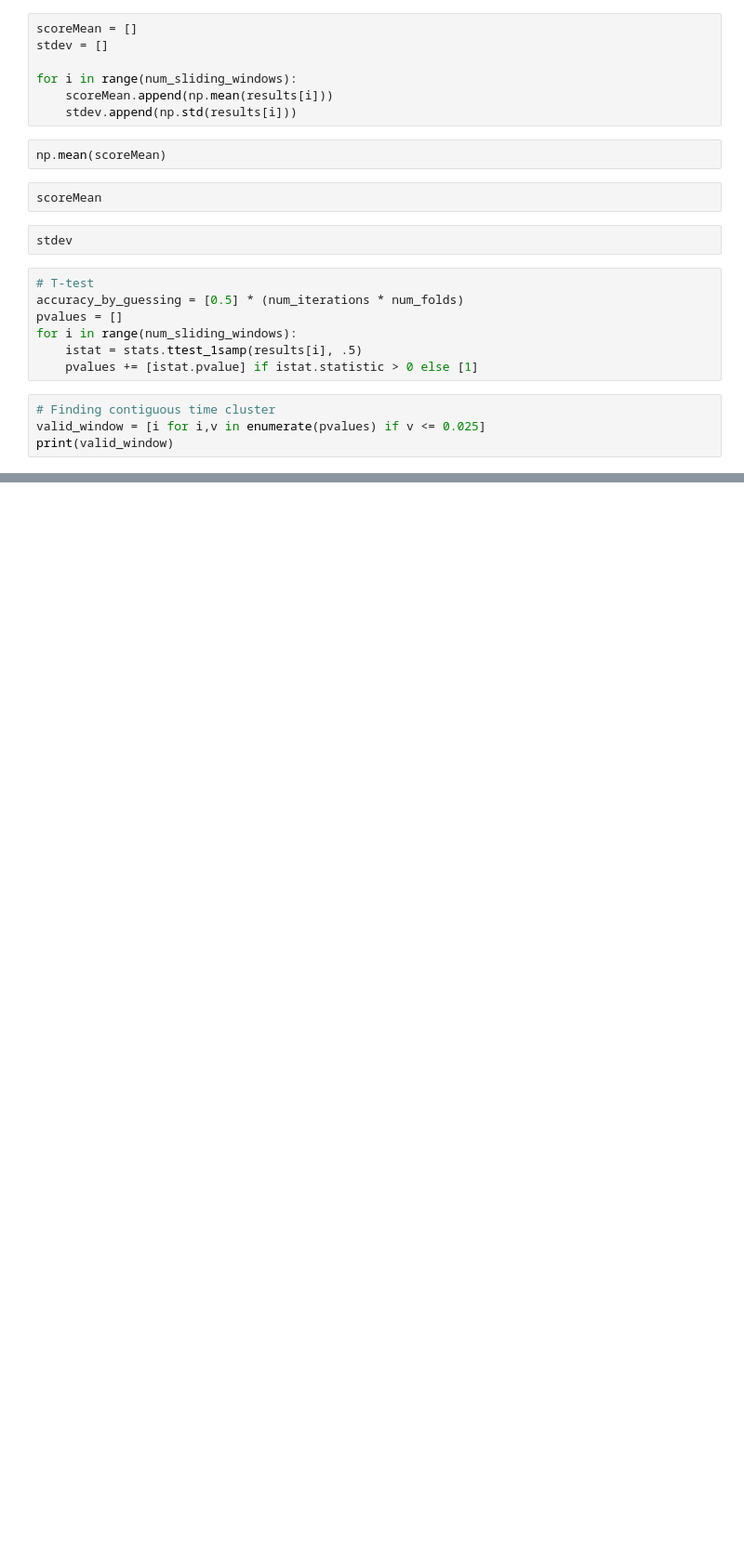
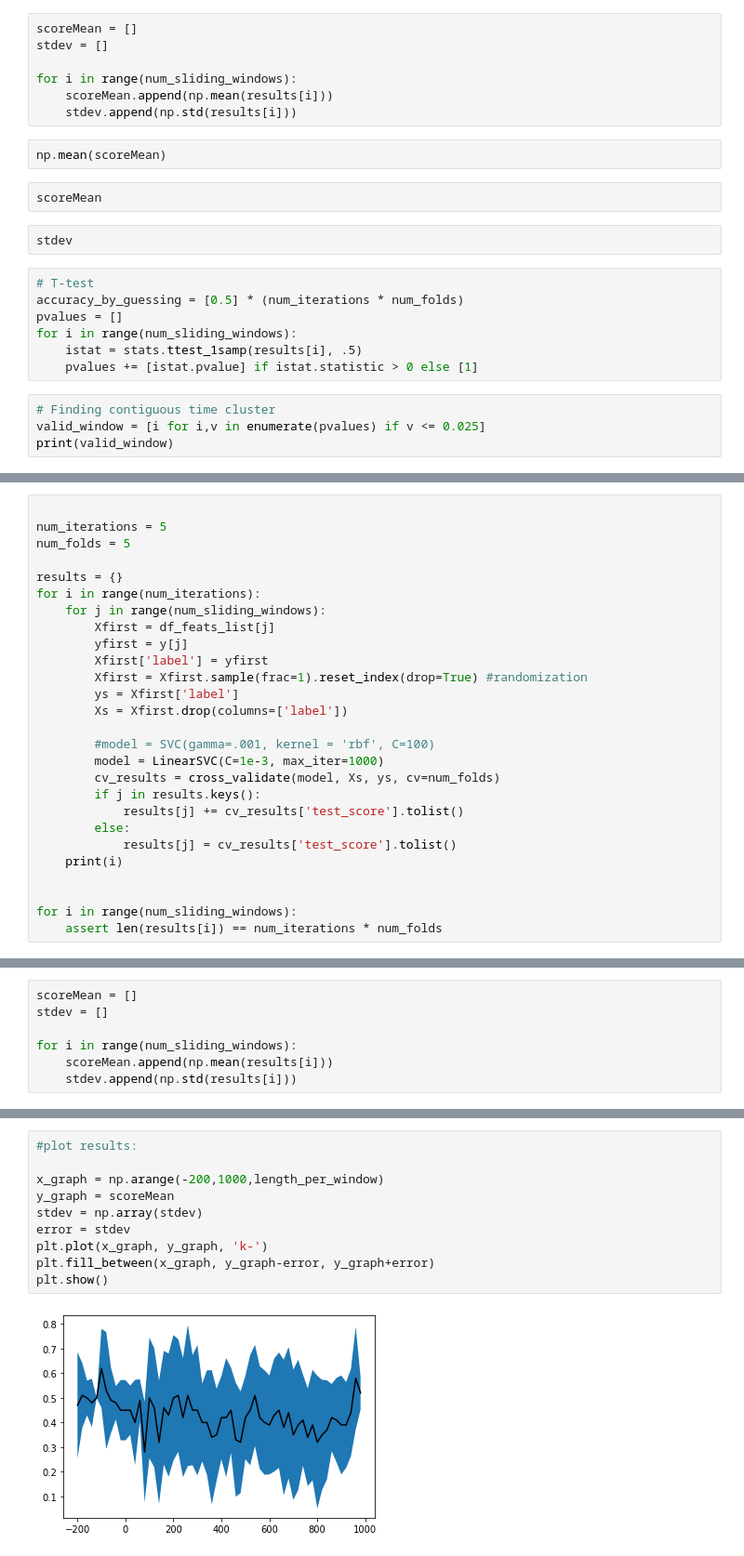
Before and after one commit to simpleParadox/jwlab_eeg, a Jupyter notebook: classification/notebooks/cluster_analysis.ipynb, the cells around one changed output, grey strips where cells are left out. Shown at 93% size. Saved outputs shown, nothing was run; the diff lists cells and outputs as text; blank space fills up the shorter version.

```diff
--- a/classification/notebooks/cluster_analysis.ipynb
+++ b/classification/notebooks/cluster_analysis.ipynb
@@ -210,0 +302,27 @@ print(valid_window)
+# %%
+
+num_iterations = 5
+num_folds = 5
+
+results = {}
+for i in range(num_iterations):
+    for j in range(num_sliding_windows):
+        Xfirst = df_feats_list[j]
+        yfirst = y[j]
+        Xfirst['label'] = yfirst
+        Xfirst = Xfirst.sample(frac=1).reset_index(drop=True) #randomization
+        ys = Xfirst['label']
+        Xs = Xfirst.drop(columns=['label'])
+
+        #model = SVC(gamma=.001, kernel = 'rbf', C=100)
+        model = LinearSVC(C=1e-3, max_iter=1000)
+        cv_results = cross_validate(model, Xs, ys, cv=num_folds)
+        if j in results.keys():
+            results[j] += cv_results['test_score'].tolist()
+        else:
+            results[j] = cv_results['test_score'].tolist()
+    print(i)
+
+
+for i in range(num_sliding_windows):
+    assert len(results[i]) == num_iterations * num_folds
@@ -210,0 +335,7 @@ print(valid_window)
+# %%
+scoreMean = []
+stdev = []
+
+for i in range(num_sliding_windows):
+    scoreMean.append(np.mean(results[i]))
+    stdev.append(np.std(results[i]))
@@ -210,0 +399,12 @@ print(valid_window)
+# %%
+#plot results:
+
+x_graph = np.arange(-200,1000,length_per_window)
+y_graph = scoreMean
+stdev = np.array(stdev)
+error = stdev
+plt.plot(x_graph, y_graph, 'k-')
+plt.fill_between(x_graph, y_graph-error, y_graph+error)
+plt.show()
+# %% [output]
+[figure, added]
```
Also changed, not shown: parts of 22 cells of this notebook, 4 other files.
